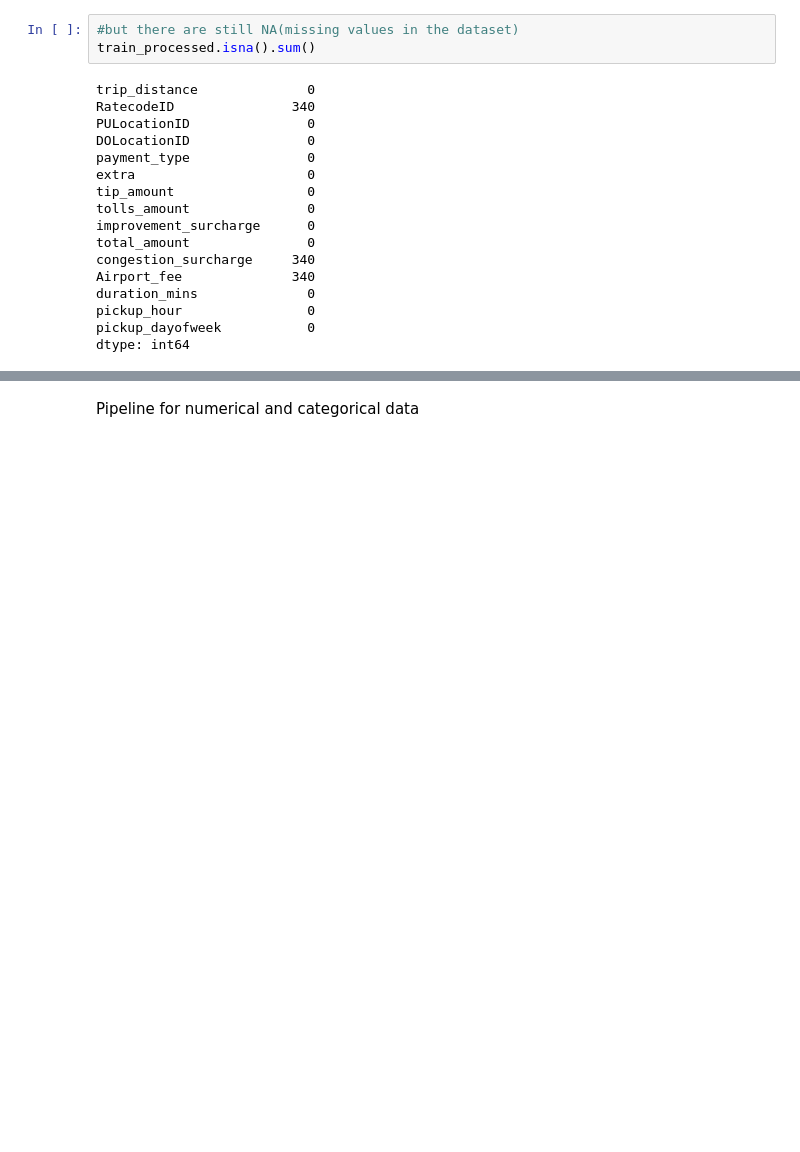
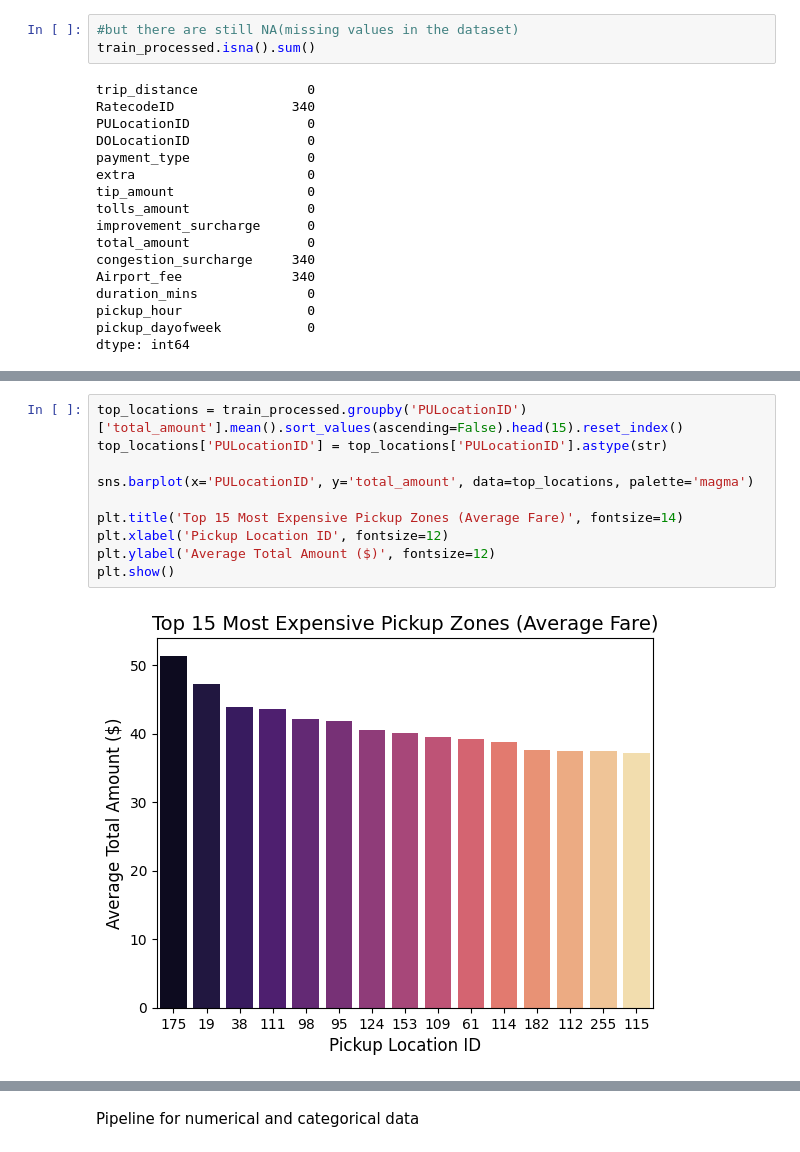
Before and after one commit to ShivamBirla-24/Algo8-Clone, a Jupyter notebook: 25ds3000046-kaggle-assignment1-notebook.ipynb, the cells around one changed output, grey strips where cells are left out. Saved outputs shown, nothing was run; the diff lists cells and outputs as text; blank space fills up the shorter version.

```diff
--- a/25ds3000046-kaggle-assignment1-notebook.ipynb
+++ b/25ds3000046-kaggle-assignment1-notebook.ipynb
@@ -245,0 +259,12 @@ dtype: int64
+# %%
+top_locations = train_processed.groupby('PULocationID')['total_amount'].mean().sort_values(ascending=False).head(15).reset_index()
+top_locations['PULocationID'] = top_locations['PULocationID'].astype(str)
+
+sns.barplot(x='PULocationID', y='total_amount', data=top_locations, palette='magma')
+
+plt.title('Top 15 Most Expensive Pickup Zones (Average Fare)', fontsize=14)
+plt.xlabel('Pickup Location ID', fontsize=12)
+plt.ylabel('Average Total Amount ($)', fontsize=12)
+plt.show()
+# %% [output]
+[figure, added]
```
Also changed, not shown: parts of 15 cells of this notebook.
